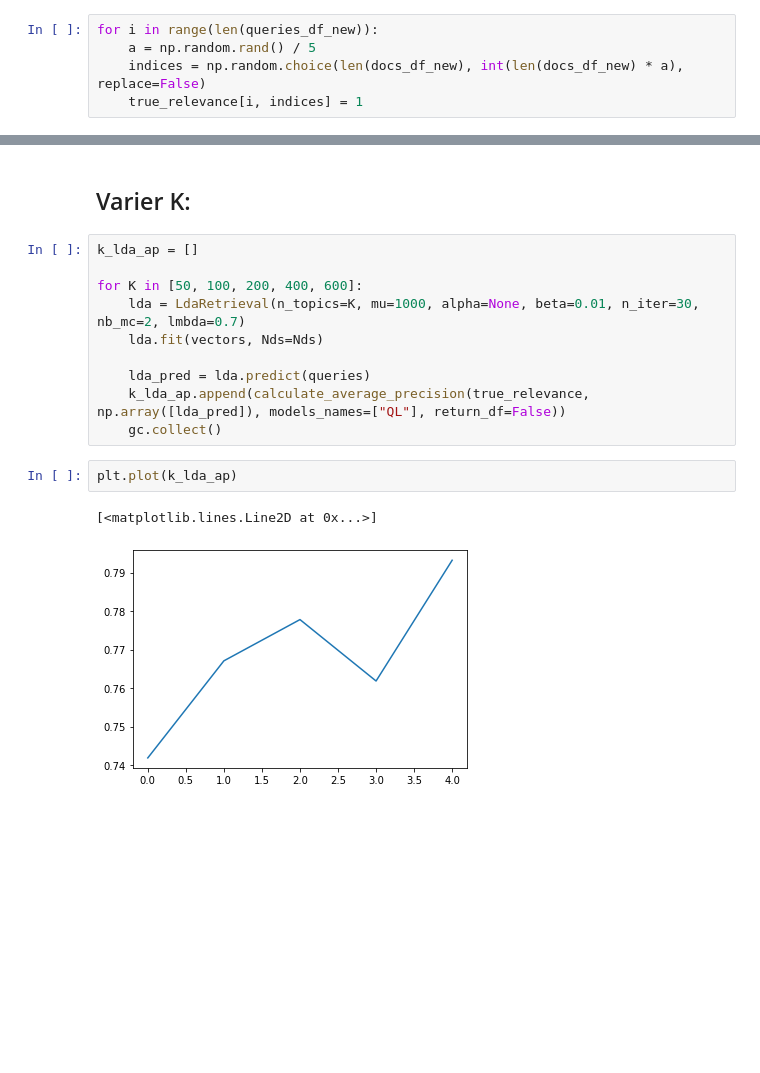
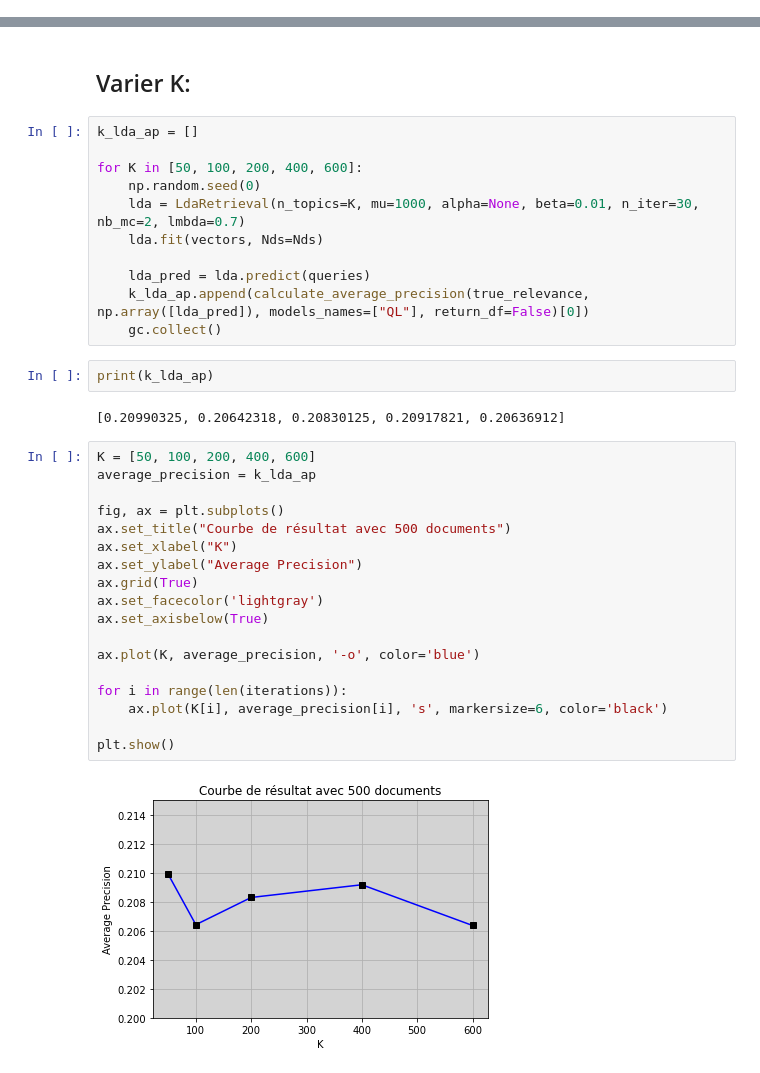
Before and after one commit to Ghiles-OUHENIA/LDA-for-Ad-Hoc-retrieval, a Jupyter notebook: impact_K_lda.ipynb, the cells around one changed output, grey strips where cells are left out. Saved outputs shown, nothing was run; the diff lists cells and outputs as text; blank space fills up the shorter version.

```diff
--- a/impact_K_lda.ipynb
+++ b/impact_K_lda.ipynb
@@ -207,11 +208,6 @@ for _, row in qrels_df_new.iterrows():
 
     if row["label"] != 0:
         true_relevance[int(qid), int(docno)] = 1
-# %%
-for i in range(len(queries_df_new)):
-    a = np.random.rand() / 5
-    indices = np.random.choice(len(docs_df_new), int(len(docs_df_new) * a), replace=False)
-    true_relevance[i, indices] = 1
 # %%
 true_relevance.shape
 # %% [output]
@@ -257,14 +266,34 @@ gc.collect()
 k_lda_ap = []
 
 for K in [50, 100, 200, 400, 600]:
+    np.random.seed(0)
     lda = LdaRetrieval(n_topics=K, mu=1000, alpha=None, beta=0.01, n_iter=30, nb_mc=2, lmbda=0.7)
     lda.fit(vectors, Nds=Nds)
 
     lda_pred = lda.predict(queries)
-    k_lda_ap.append(calculate_average_precision(true_relevance, np.array([lda_pred]), models_names=["QL"], return_df=False))
+    k_lda_ap.append(calculate_average_precision(true_relevance, np.array([lda_pred]), models_names=["QL"], return_df=False)[0])
     gc.collect()
-# %%
-plt.plot(k_lda_ap)
-# %% [output]
-[<matplotlib.lines.Line2D at 0x...>]
-[figure, removed]
+# %%
+print(k_lda_ap)
+# %% [output]
+[0.20990325, 0.20642318, 0.20830125, 0.20917821, 0.20636912]
+# %%
+K = [50, 100, 200, 400, 600]
+average_precision = k_lda_ap
+
+fig, ax = plt.subplots()
+ax.set_title("Courbe de résultat avec 500 documents")
+ax.set_xlabel("K")
+ax.set_ylabel("Average Precision")
+ax.grid(True)
+ax.set_facecolor('lightgray')
+ax.set_axisbelow(True)
+
+ax.plot(K, average_precision, '-o', color='blue')
+
+for i in range(len(iterations)):
+    ax.plot(K[i], average_precision[i], 's', markersize=6, color='black')
+
+plt.show()
+# %% [output]
+[figure, added]
```
Also changed, not shown: parts of 10 cells of this notebook, 3 other files.
